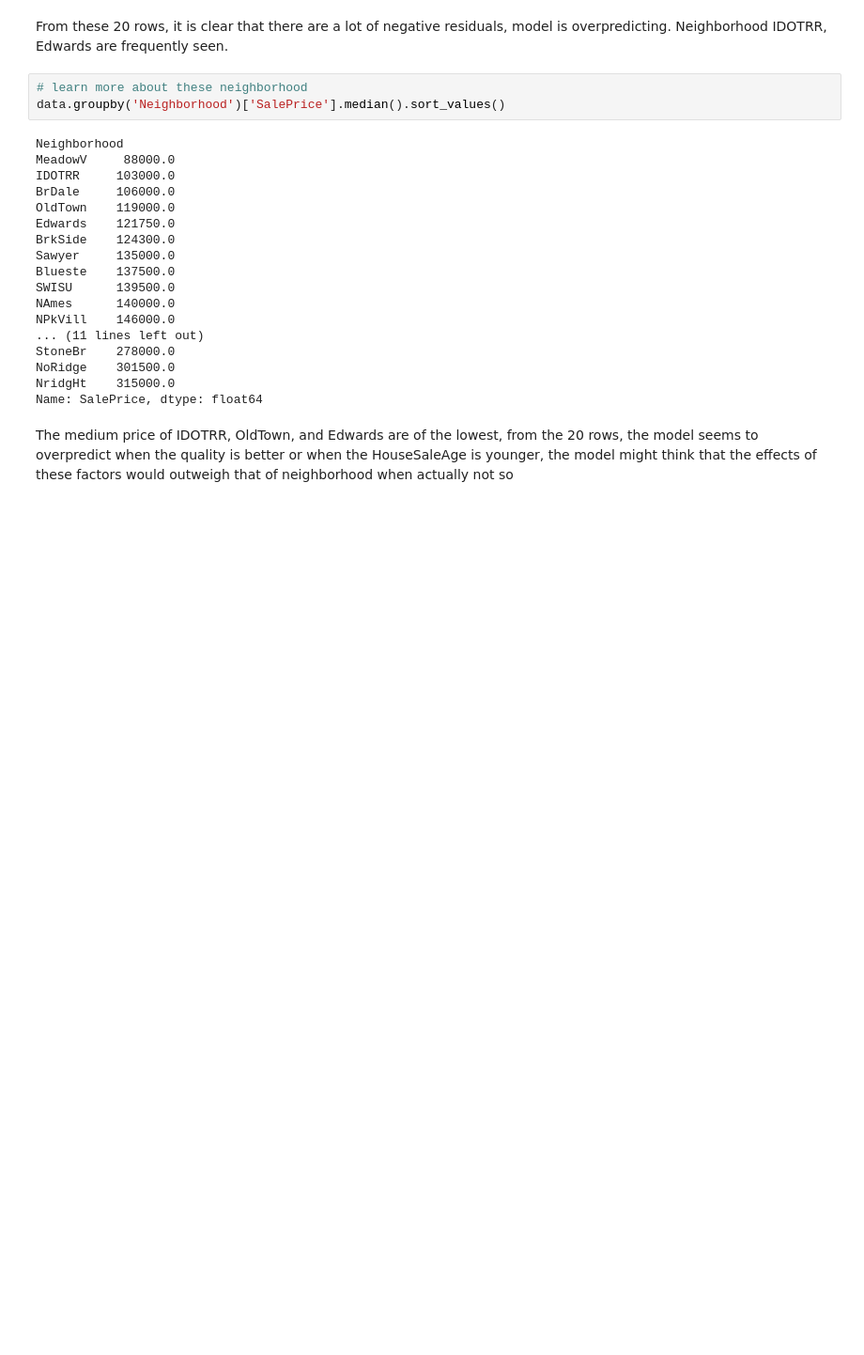
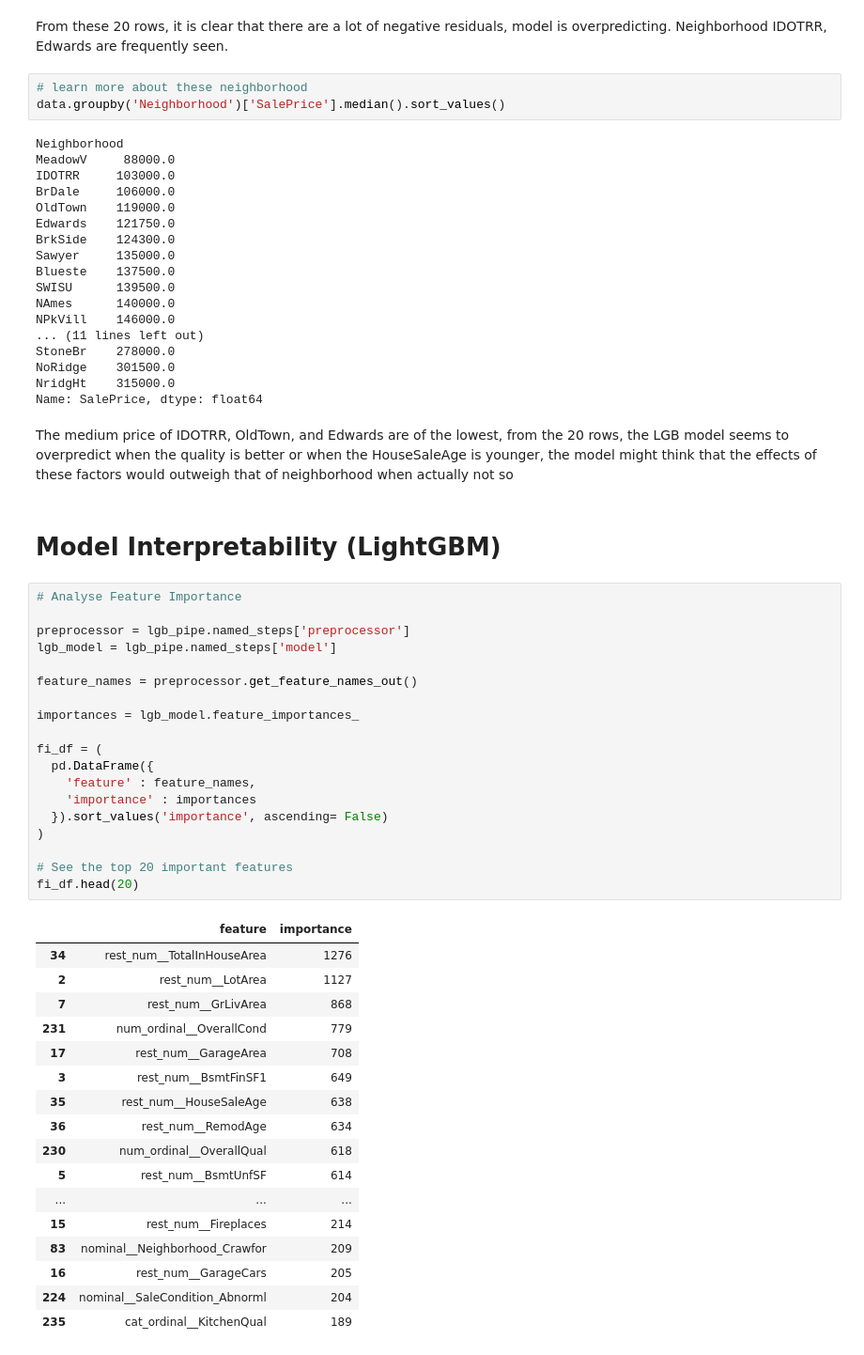
Before and after one commit to jakelis/Kaggle_House_Prices, a Jupyter notebook: notebooks/06_error_analysis.ipynb, the cells around one changed output. Shown at 94% size. Saved outputs shown, nothing was run; the diff lists cells and outputs as text; blank space fills up the shorter version.

```diff
--- a/notebooks/06_error_analysis.ipynb
+++ b/notebooks/06_error_analysis.ipynb
@@ -249,4 +249,43 @@ NoRidge    301500.0
 NridgHt    315000.0
 Name: SalePrice, dtype: float64
 # %% [markdown]
-The medium price of IDOTRR, OldTown, and Edwards are of the lowest, from the 20 rows, the model seems to overpredict when the quality is better or when the HouseSaleAge is younger, the model might think that the effects of these factors would outweigh that of neighborhood when actually not so
+The medium price of IDOTRR, OldTown, and Edwards are of the lowest, from the 20 rows, the LGB model seems to overpredict when the quality is better or when the HouseSaleAge is younger, the model might think that the effects of these factors would outweigh that of neighborhood when actually not so
+# %% [markdown]
+# Model Interpretability (LightGBM)
+# %%
+# Analyse Feature Importance
+
+preprocessor = lgb_pipe.named_steps['preprocessor']
+lgb_model = lgb_pipe.named_steps['model']
+
+feature_names = preprocessor.get_feature_names_out()
+
+importances = lgb_model.feature_importances_
+
+fi_df = (
+  pd.DataFrame({
+    'feature' : feature_names,
+    'importance' : importances
+  }).sort_values('importance', ascending= False)
+)
+
+# See the top 20 important features
+fi_df.head(20)
+# %% [output]
+|  | feature | importance |
+| 34 | rest_num__TotalInHouseArea | 1276 |
+| 2 | rest_num__LotArea | 1127 |
+| 7 | rest_num__GrLivArea | 868 |
+| 231 | num_ordinal__OverallCond | 779 |
+| 17 | rest_num__GarageArea | 708 |
+| 3 | rest_num__BsmtFinSF1 | 649 |
+| 35 | rest_num__HouseSaleAge | 638 |
+| 36 | rest_num__RemodAge | 634 |
+| 230 | num_ordinal__OverallQual | 618 |
+| 5 | rest_num__BsmtUnfSF | 614 |
+| ... | ... | ... |
+| 15 | rest_num__Fireplaces | 214 |
+| 83 | nominal__Neighborhood_Crawfor | 209 |
+| 16 | rest_num__GarageCars | 205 |
+| 224 | nominal__SaleCondition_Abnorml | 204 |
+| 235 | cat_ordinal__KitchenQual | 189 |
```
Also changed, not shown: parts of 6 cells of this notebook.
